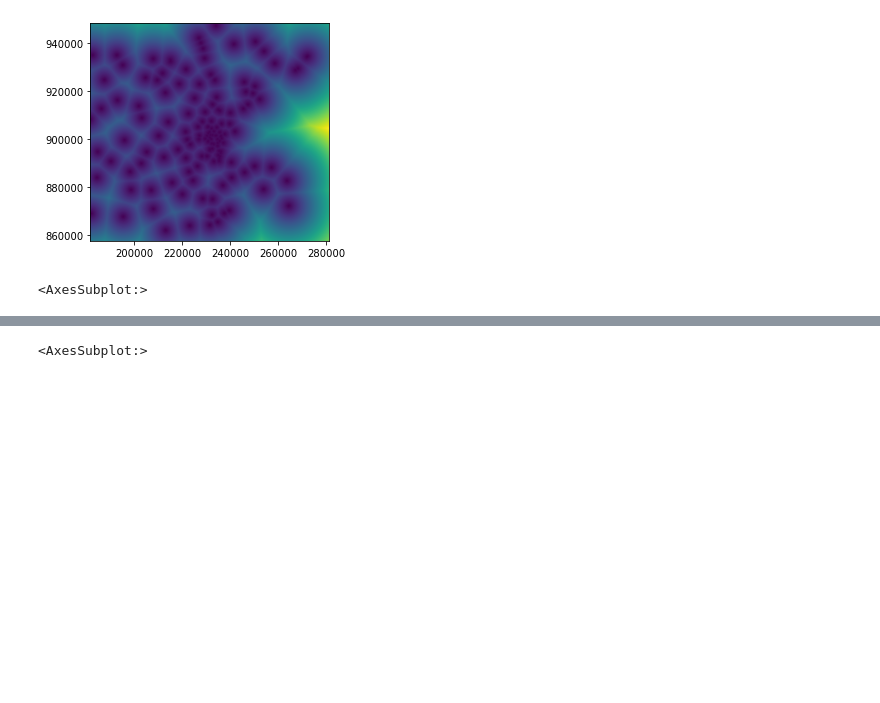
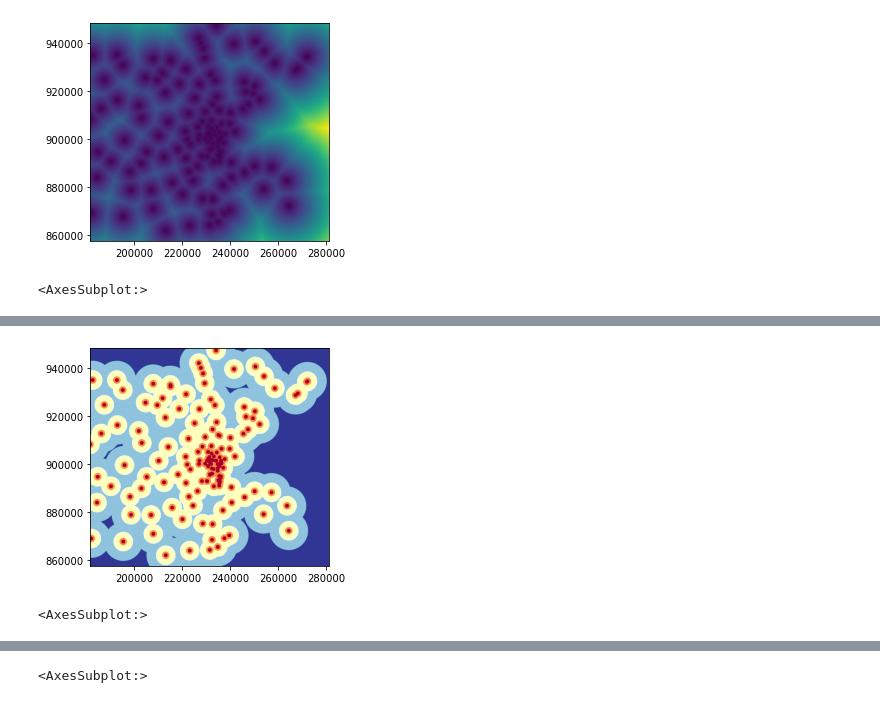
Before and after one commit to gingerleib/outdoor-recreation, a Jupyter notebook: Outdoor_Rec_Analysis.ipynb, the cells around one changed output, grey strips where cells are left out. Drawn from its saved outputs; the diff is of its cells as text; code cells hidden in the pictures; blank space fills up the shorter version.

Commit message:
reclassify farmers markets distance raster

```diff
--- a/Outdoor_Rec_Analysis.ipynb
+++ b/Outdoor_Rec_Analysis.ipynb
@@ -243,0 +254,9 @@ show(market_distance, transform=transform_tree)
+# %%
+#reclassify farmers market raster
+
+reclass_market = np.empty(shape_tree)
+reclass_market[market_distance < 804.67] = 5
+reclass_market[(market_distance >= 804.67) & (market_distance < 1609.34)] = 4
+reclass_market[(market_distance >= 1609.34) & (market_distance < 4023.36)] = 3
+reclass_market[(market_distance >= 4023.36) & (market_distance < 8046.72)] = 2
+reclass_market[market_distance > 8046.72] = 1
@@ -244,3 +273,8 @@ show(market_distance, transform=transform_tree)
+# %%
+show(reclass_market, transform=transform_tree, cmap='RdYlBu_r')
+# %% [output]
+[figure, added]
+<AxesSubplot:>
 # %%
 #read in bike trails shapefile
 
```
Also changed, not shown: parts of 3 cells of this notebook.
